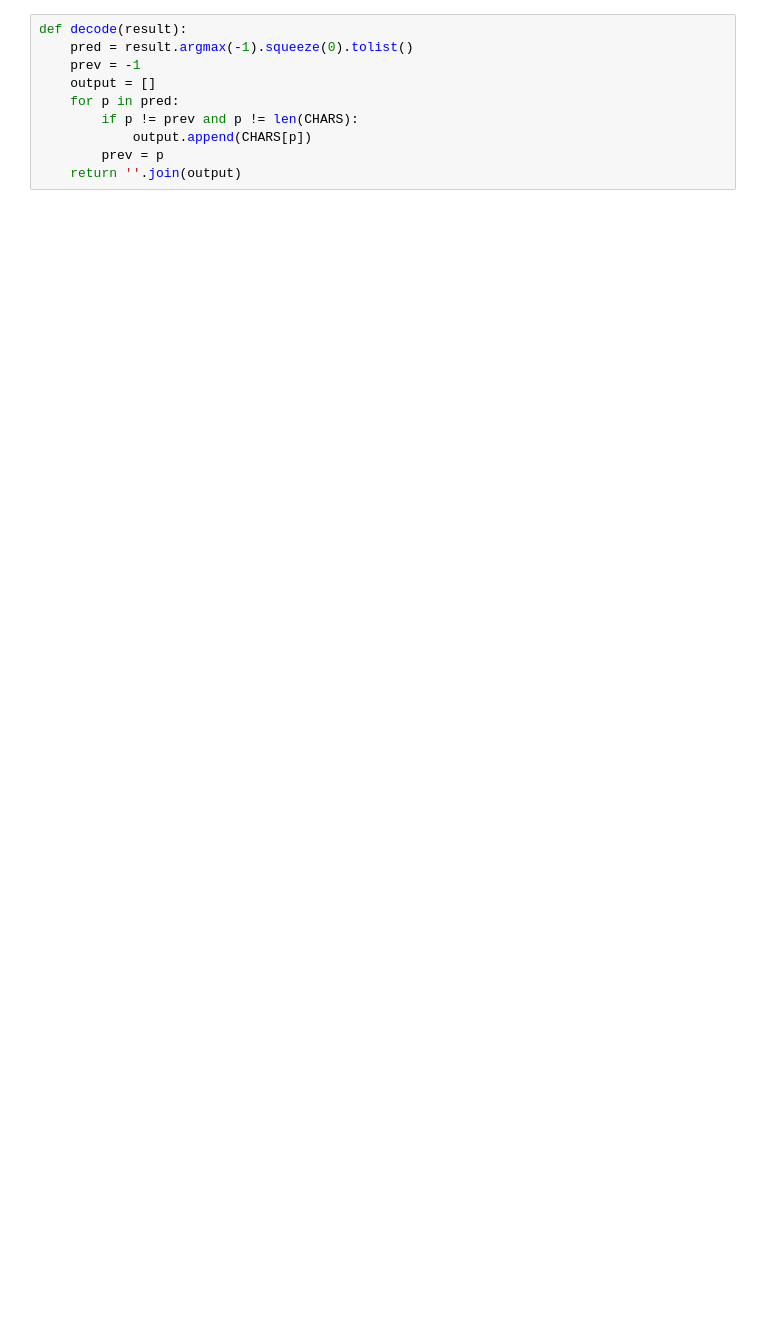
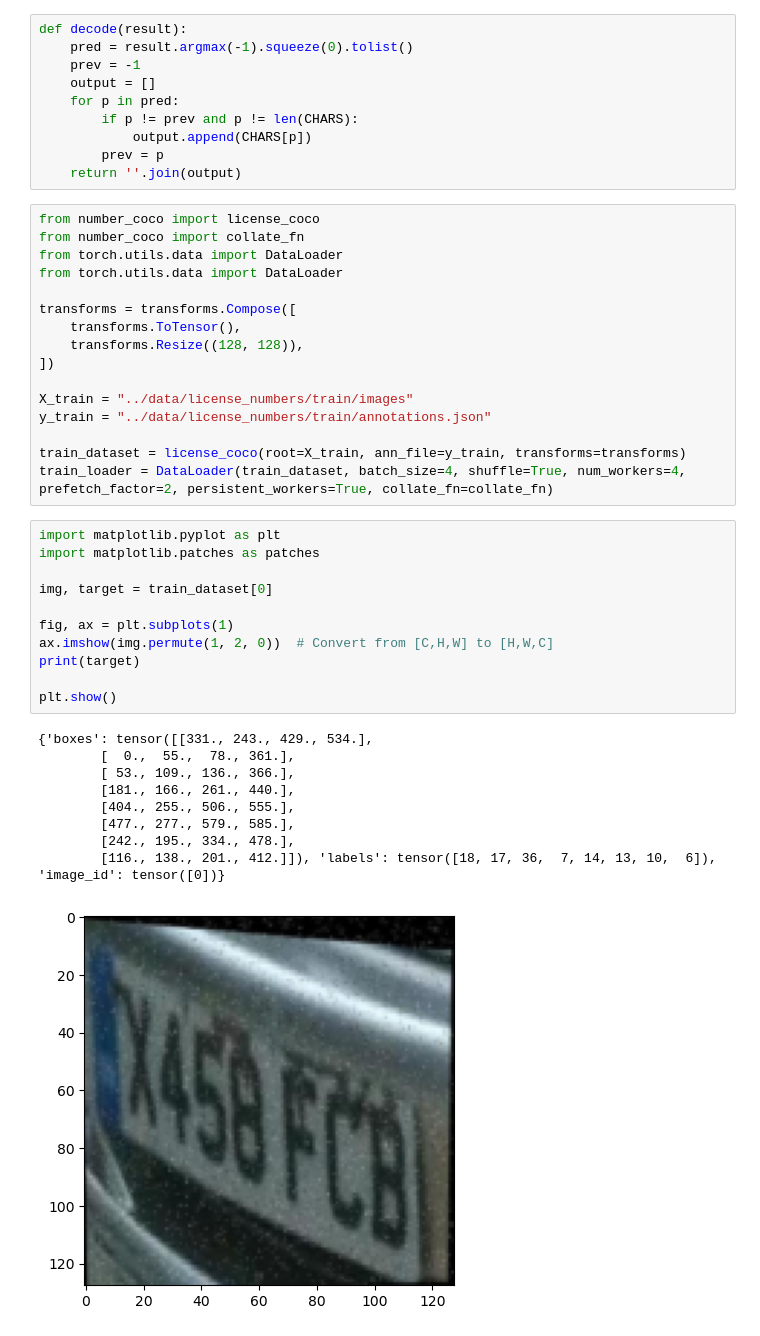
Before and after one commit to sambai-1/ML-projects, a Jupyter notebook: 24/number_recognition.ipynb, the cells around one changed output. Drawn from its saved outputs; the diff is of its cells as text; blank space fills up the shorter version.

```diff
--- a/24/number_recognition.ipynb
+++ b/24/number_recognition.ipynb
@@ -36,4 +45,41 @@ def decode(result):
             output.append(CHARS[p])
         prev = p
     return ''.join(output)
+# %%
+from number_coco import license_coco
+from number_coco import collate_fn
+from torch.utils.data import DataLoader
+from torch.utils.data import DataLoader
+
+transforms = transforms.Compose([
+    transforms.ToTensor(),
+    transforms.Resize((128, 128)),
+])
+
+X_train = "../data/license_numbers/train/images"
+y_train = "../data/license_numbers/train/annotations.json"
+
+train_dataset = license_coco(root=X_train, ann_file=y_train, transforms=transforms)
+train_loader = DataLoader(train_dataset, batch_size=4, shuffle=True, num_workers=4, prefetch_factor=2, persistent_workers=True, collate_fn=collate_fn)
+# %%
+import matplotlib.pyplot as plt
+import matplotlib.patches as patches
+
+img, target = train_dataset[0]
+
+fig, ax = plt.subplots(1)
+ax.imshow(img.permute(1, 2, 0))  # Convert from [C,H,W] to [H,W,C]
+print(target)
+
+plt.show()
+# %% [output]
+{'boxes': tensor([[331., 243., 429., 534.],
+        [  0.,  55.,  78., 361.],
+        [ 53., 109., 136., 366.],
+        [181., 166., 261., 440.],
+        [404., 255., 506., 555.],
+        [477., 277., 579., 585.],
+        [242., 195., 334., 478.],
+        [116., 138., 201., 412.]]), 'labels': tensor([18, 17, 36,  7, 14, 13, 10,  6]), 'image_id': tensor([0])}
+[figure, added]
 # %%
```
Also changed, not shown: parts of 5 cells of this notebook, 3 other files.
